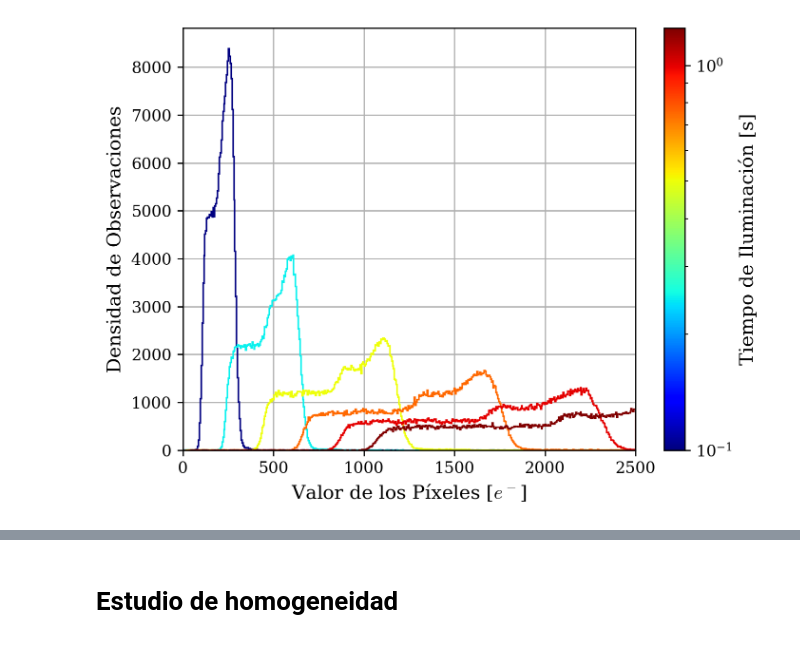
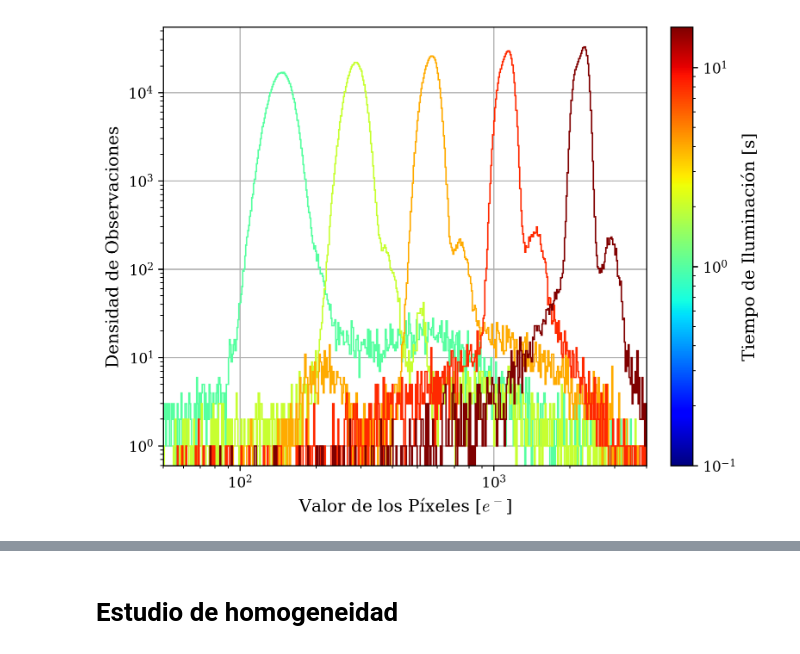
Before and after one commit to agustinbrusco/LAMBDA_Hub, a Jupyter notebook: skipper_image_analysis/ilumination_analysis.ipynb, the cells around one changed output, grey strips where cells are left out. Cells and saved outputs as stored; diff of their text form; code cells hidden in the pictures.

Commit message:
plots iluminación

```diff
--- a/skipper_image_analysis/ilumination_analysis.ipynb
+++ b/skipper_image_analysis/ilumination_analysis.ipynb
@@ -19,6 +19,9 @@ plt.rcParams["mathtext.fontset"] = "cm"
 plt.rcParams["figure.dpi"] = 120
 plt.rcParams["legend.fontsize"] = "medium"
 plt.rcParams["axes.labelsize"] = "large"
+
+def gaussiana(x, mu, sigma, a):
+    return a * np.exp(-(x - mu)**2 / (2 * sigma**2))
 
 sgn_files = {
     "0film": {
@@ -66,74 +69,84 @@ bkg_files = {
         16.0: 'proc_skp_shut_open_oled1row_2film_bkg_NSAMP5_NROW879_NCOL336_EXPOSURE16.0_img24.fits',
     },
 }
-ganancia = {
+GANANCIA = {
     0: 210,
     1: 232,
     2: 207,
     3: 159
 }
 PRESCAN_PIX = 8
+
+EXP_TIMES_NORM = LogNorm(0.1, 16)
+EXP_TIME_CMAP = plt.cm.ScalarMappable(EXP_TIMES_NORM, "jet")
 # %%
-nfilms = 0
+nfilms = 2
 if nfilms == 0:
     data_dir = 'skipper_data/TRAPS/19OCT2023'
 elif nfilms in [1, 2]:
     data_dir = 'skipper_data/TRAPS/26OCT2023'
 
 
-min_val = 0  # e⁻
-tope = 2500  # e⁻
+min_val = 50  # e⁻
+tope = 4000  # e⁻
 n_bins = 500
-frame_to_plot = 0
 exposure_times = np.array(list(sgn_files[f"{nfilms}film"].keys()))
 
-fig, ax = plt.subplots(1, 1)
+fig, ax = plt.subplots(1, 1, constrained_layout=True)
+carga_media = []
+ancho_dist = []
+for exp_time in exposure_times:
+    lighted_image = fits.open(f'{data_dir}/{sgn_files[f"{nfilms}film"][exp_time]}')
+    lighted_image = correct_overscan(lighted_image)
+    background_image = fits.open(f'{data_dir}/{bkg_files[f"{nfilms}film"][exp_time]}')
+    background_image = correct_overscan(background_image)
+    r_overscan, c_overscan = get_rowcol_ovserscan(lighted_image)
+    test_data = []
+    for frame_idx in [0, 1]:
+        test_frame = lighted_image[frame_idx].data - background_image[frame_idx].data
+        test_frame = test_frame[:-r_overscan, PRESCAN_PIX:-c_overscan].flatten()  / GANANCIA[frame_idx]
+        test_data.append(test_frame)
+    test_data = np.concatenate(test_data)
+    if nfilms in [1, 2]:
+        lower_edge = test_data.mean() - 3*test_data.std()
+        upper_edge = test_data.mean() + 3*test_data.std()
+        cuentas, valores = np.histogram(test_data, bins=np.linspace(lower_edge, upper_edge, n_bins))
+        popt, pcov = curve_fit(gaussiana, valores[:-1], cuentas, p0=[test_data.mean(), test_data.std(), cuentas.max()])
+        carga_media.append(popt[0])
+        ancho_dist.append(popt[1])
+    else:
+        carga_media.append(test_data.mean())
+        ancho_dist.append(test_data.std())
 
-norm = LogNorm(
-        exposure_times.min(),
-        exposure_times.max(),
-    )
-colormap = plt.cm.ScalarMappable(norm, "jet")
-for e in exposure_times:
-    lighted_image = fits.open(f'{data_dir}/{sgn_files[f"{nfilms}film"][e]}')
-    lighted_image = correct_overscan(lighted_image)
-    background_image = fits.open(f'{data_dir}/{bkg_files[f"{nfilms}film"][e]}')
-    background_image = correct_overscan(background_image)
 
-    test_data = lighted_image[frame_to_plot].data
-    r_overscan, c_overscan = get_rowcol_ovserscan(lighted_image)
-    test_data = test_data[:-r_overscan, PRESCAN_PIX:-c_overscan].flatten()
     if min_val is None:
         min_val = np.nanmin(test_data)
     if tope is None:
         tope = np.nanmax(test_data)
     cuentas, valores, _ = ax.hist(
         test_data[
-            (test_data > min_val * ganancia[frame_to_plot])
-            & (test_data < tope * ganancia[frame_to_plot])
-        ] / ganancia[frame_to_plot],
-        bins=np.linspace(min_val, tope, n_bins),
+            (test_data > min_val)
+            & (test_data < tope)
+        ],
+        bins=np.geomspace(min_val, tope, n_bins),
         histtype="step",
-        color=colormap.to_rgba(e),
-        label=f"{e} s",
+        color=EXP_TIME_CMAP.to_rgba(exp_time),
+        label=f"{exp_time} s",
         # density=True,
     )
-    # ax.axvline(test_data.mean() / ganancia[frame_to_plot], color=colormap.to_rgba(e), linestyle="--")
-    # ax.axvline((test_data.mean() + 2*test_data.std())  / ganancia[frame_to_plot],
-    #            color=colormap.to_rgba(e), linestyle=":")
-    # ax.axvline((test_data.mean() - 2*test_data.std())  / ganancia[frame_to_plot],
-    #            color=colormap.to_rgba(e), linestyle=":")
+
 ax.grid(True)
-# ax.legend(title="Exposure Time")
-# plt.colorbar(colormap, label="Tiempo de Iluminación [s]", ax=ax)
-plt.colorbar(colormap, label="Tiempo de Iluminación [s]", ax=ax)
-# ax.set_yscale("log")
-# ax.set_xscale("log")
-# ax.set_yticks(10**np.arange(5))
+plt.colorbar(
+    EXP_TIME_CMAP, label="Tiempo de Iluminación [s]", ax=ax,
+    # orientation="horizontal", location="top",
+)
+ax.set_yscale("log")
+ax.set_xscale("log")
 ax.set_xlim(min_val, tope)
 ax.set_xlabel("Valor de los Píxeles [$e^-$]")
 ax.set_ylabel("Densidad de Observaciones")
+
 plt.show()
 # %% [output]
-[figure, old version]
+[figure, new version]
 # %%
```
Also changed, not shown: parts of 4 cells of this notebook.
